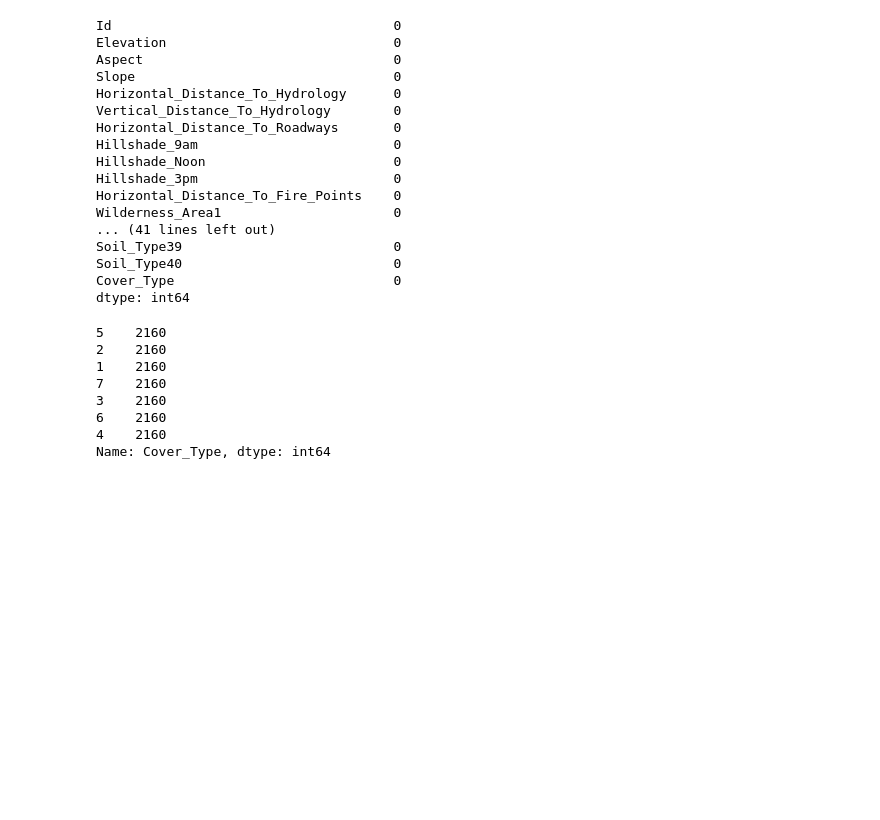
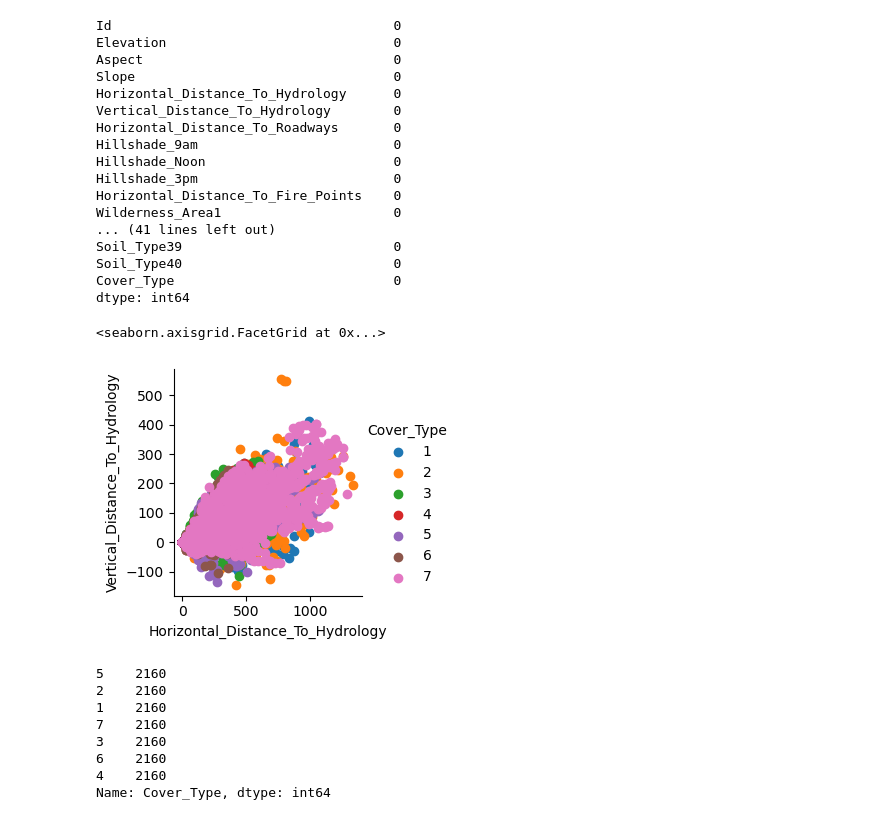
Before and after one commit to ajiteshkumar9315/forest_cover_type_prediction, a Jupyter notebook: forest_cover_type_prediction.ipynb, the cells around one changed output. Saved outputs shown, nothing was run; the diff lists cells and outputs as text; code cells hidden in the pictures; blank space fills up the shorter version.

```diff
--- a/forest_cover_type_prediction.ipynb
+++ b/forest_cover_type_prediction.ipynb
@@ -53,6 +56,11 @@ Soil_Type39                           0
 Soil_Type40                           0
 Cover_Type                            0
 dtype: int64
+# %%
+sns.FacetGrid(df, hue = 'Cover_Type').map(plt.scatter, 'Horizontal_Distance_To_Hydrology', 'Vertical_Distance_To_Hydrology').add_legend()
+# %% [output]
+<seaborn.axisgrid.FacetGrid at 0x...>
+[figure, added]
 # %%
 df['Cover_Type'].value_counts()
 # %% [output]
```
Also changed, not shown: parts of 2 cells of this notebook, 11 other files.
